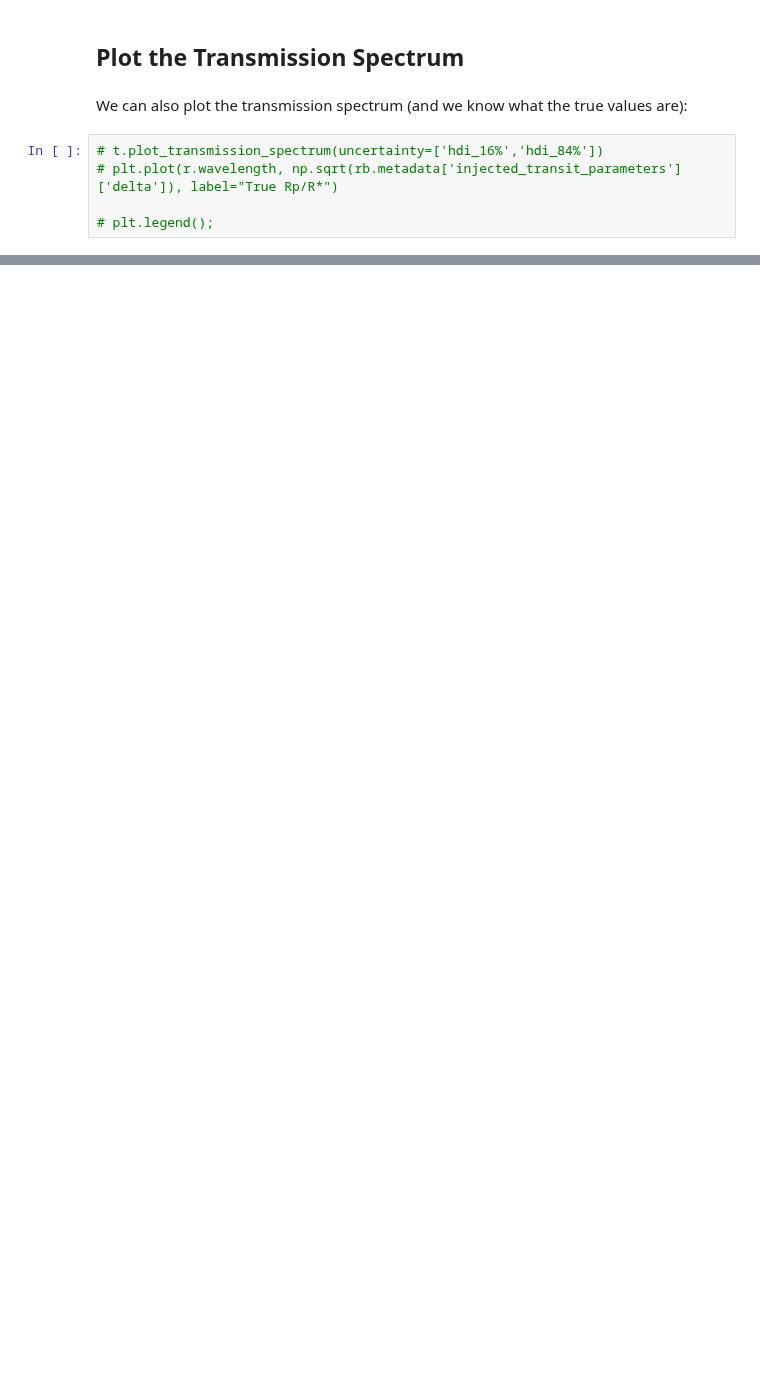
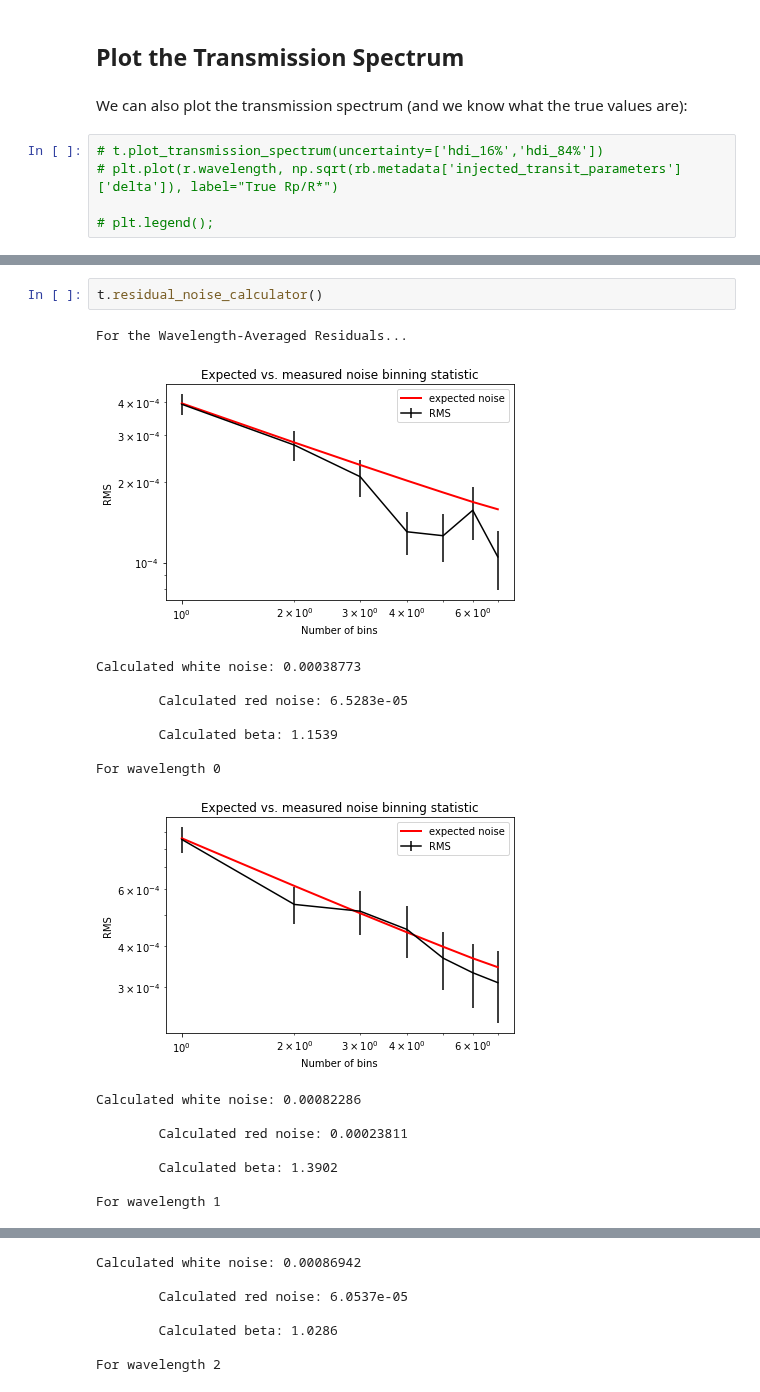
Before and after one commit to catrionamurray/chromatic_fitting, a Jupyter notebook: docs/tutorial_for_transit_fitting.ipynb, the cells around one changed output, grey strips where cells are left out. Cells and saved outputs as stored; diff of their text form; blank space fills up the shorter version.

```diff
--- a/docs/tutorial_for_transit_fitting.ipynb
+++ b/docs/tutorial_for_transit_fitting.ipynb
@@ -365,0 +251,20 @@ red_chi_sq = chi_sq / degrees_of_freedom
+# %%
+t.residual_noise_calculator()
+# %% [output]
+For the Wavelength-Averaged Residuals...
+[figure, added]
+Calculated white noise: 0.00038773
+
+        Calculated red noise: 6.5283e-05
+
+        Calculated beta: 1.1539
+
+For wavelength 0
+[figure, added]
+Calculated white noise: 0.00082286
+
+        Calculated red noise: 0.00023811
+
+        Calculated beta: 1.3902
+
+For wavelength 1
@@ -365,0 +272,7 @@ red_chi_sq = chi_sq / degrees_of_freedom
+Calculated white noise: 0.00086942
+
+        Calculated red noise: 6.0537e-05
+
+        Calculated beta: 1.0286
+
+For wavelength 2
```
Also changed, not shown: parts of 35 cells of this notebook, 4 other files.
